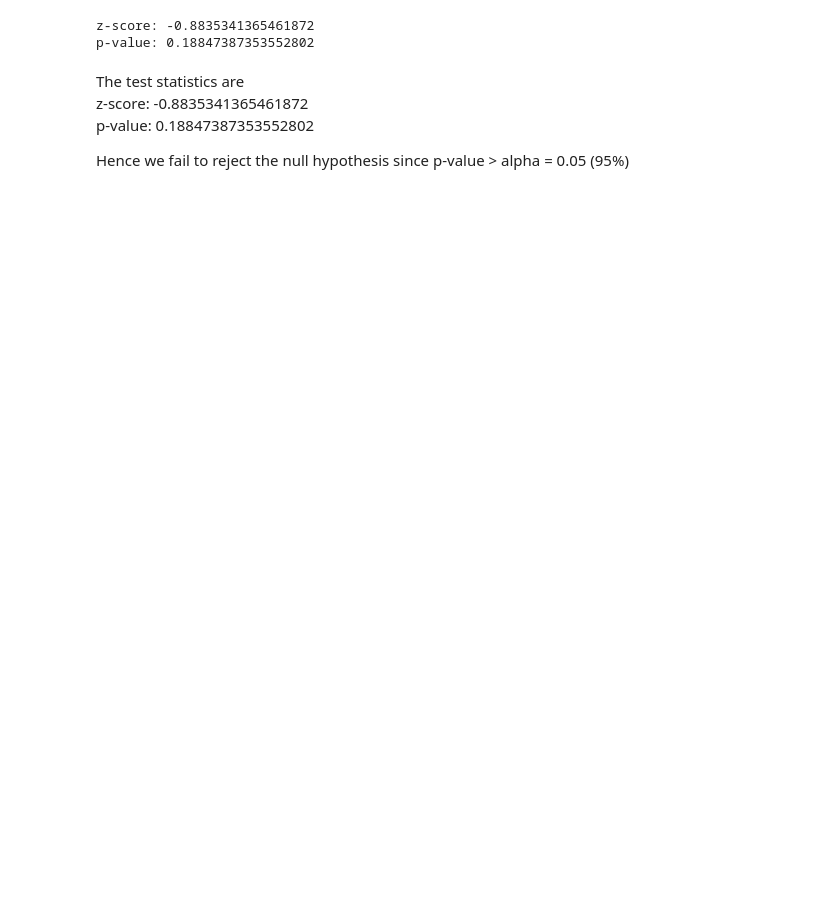
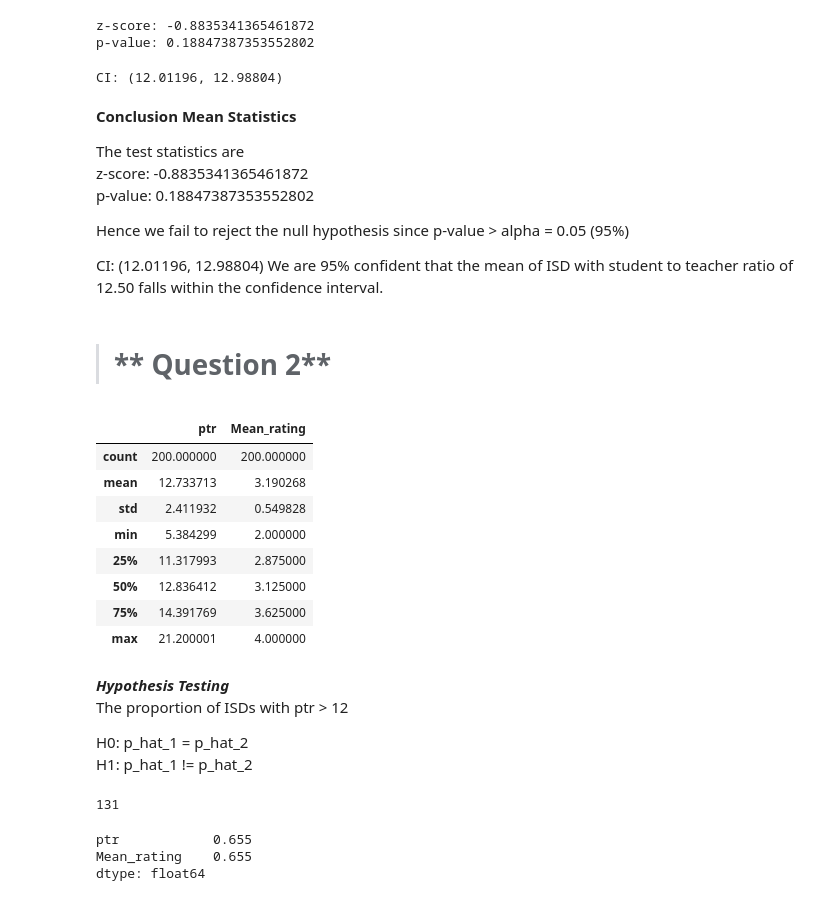
Before and after one commit to twumasimb/Exploratory-Data-Analysis, a Jupyter notebook: EDA_final.ipynb, the cells around one changed output. Cells and saved outputs as stored; diff of their text form; code cells hidden in the pictures; blank space fills up the shorter version.

```diff
--- a/EDA_final.ipynb
+++ b/EDA_final.ipynb
@@ -140,9 +171,73 @@ print('p-value:', p_value)
 # %% [output]
 z-score: -0.8835341365461872
 p-value: 0.18847387353552802
+# %%
+# Computing the Confidence Interval
+
+# z-value for 95% confidence level
+z = 1.96
+
+# mean values
+n = 100
+sample_mean = 12.50
+pop_std = 2.49
+
+# Error
+E = z*(pop_std/np.sqrt(n))
+
+# Printing the CI
+lower_bound = sample_mean - E
+upper_bound = sample_mean + E
+
+print(f"CI: ({lower_bound}, {upper_bound})")
+# %% [output]
+CI: (12.01196, 12.98804)
 # %% [markdown]
+**Conclusion Mean Statistics**
+
 The test statistics are \
 z-score: -0.8835341365461872\
 p-value: 0.18847387353552802
 
 Hence we fail to reject the null hypothesis since p-value > alpha = 0.05 (95%)
+
+CI: (12.01196, 12.98804)
+We are 95% confident that the mean of ISD with student to teacher ratio of 12.50 falls within the confidence interval.
+# %% [markdown]
+> # ** Question 2**
+# %%
+# randomly selecting 200 datapoints
+random.seed(30)
+
+sec_sample = data.sample(n=200)
+# %%
+sec_sample.describe()
+# %% [output]
+|  | ptr | Mean_rating |
+| count | 200.000000 | 200.000000 |
+| mean | 12.733713 | 3.190268 |
+| std | 2.411932 | 0.549828 |
+| min | 5.384299 | 2.000000 |
+| 25% | 11.317993 | 2.875000 |
+| 50% | 12.836412 | 3.125000 |
+| 75% | 14.391769 | 3.625000 |
+| max | 21.200001 | 4.000000 |
+# %% [markdown]
+***Hypothesis Testing***\
+The proportion of ISDs with ptr > 12
+
+H0: p_hat_1 = p_hat_2\
+H1: p_hat_1 != p_hat_2
+# %%
+# Count number of ISD with ptr > 12
+count = (sec_sample.ptr > 12).sum().sum()
+count
+# %% [output]
+131
+# %%
+p_hat_2 = count/sec_sample.count()
+p_hat_2
+# %% [output]
+ptr            0.655
+Mean_rating    0.655
+dtype: float64
```
Also changed, not shown: parts of 17 cells of this notebook.
